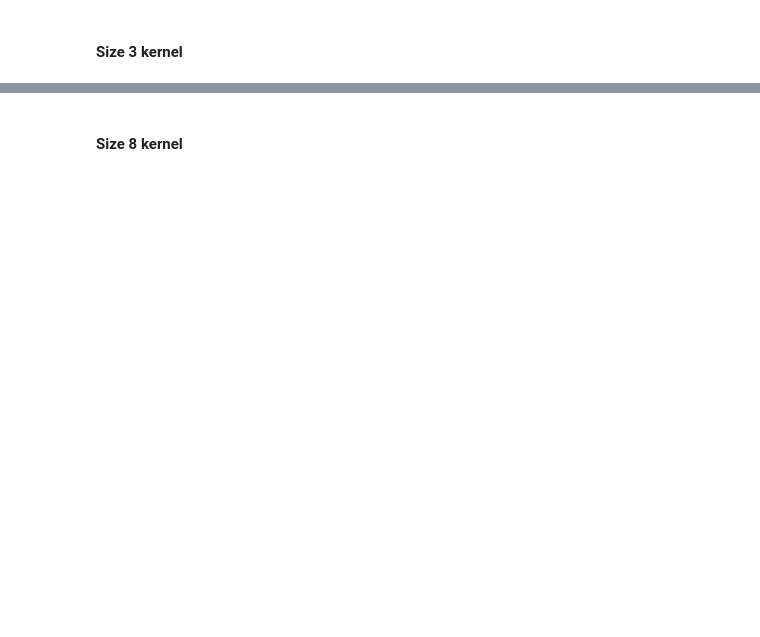
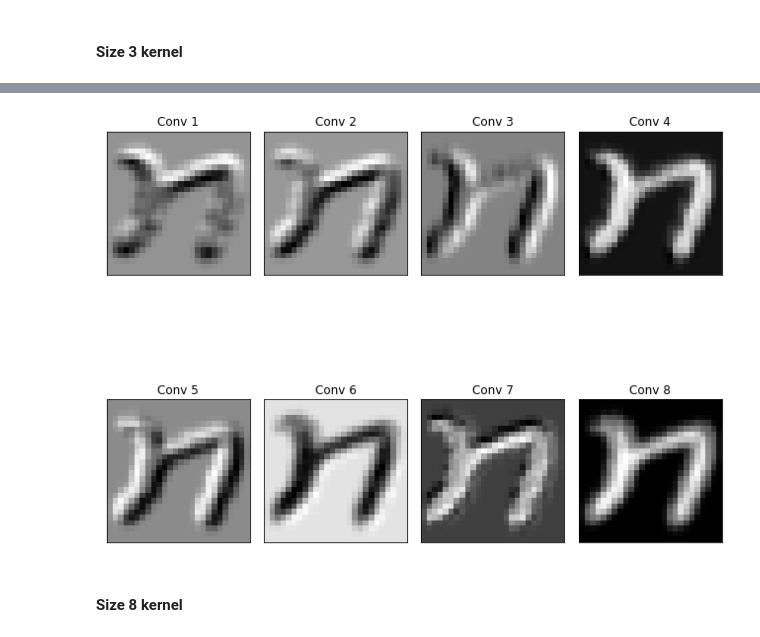
Before and after one commit to msuv08/cnn-handwritten-letter-recognition, a Jupyter notebook: letter_recognition.ipynb, the cells around one changed output, grey strips where cells are left out. Cells and saved outputs as stored; diff of their text form; code cells hidden in the pictures; blank space fills up the shorter version.

```diff
--- a/letter_recognition.ipynb
+++ b/letter_recognition.ipynb
@@ -548,3 +658,8 @@ display_kernels(convk3wts)
+# %%
+# Visualizing convolved outputs for 3x3 kernel
+_ = display_conv_outputs(convk3_layer, img)
+# %% [output]
+[figure, added]
 # %% [markdown]
 #### Size 8 kernel
 # %%
```
Also changed, not shown: parts of 59 cells of this notebook.
